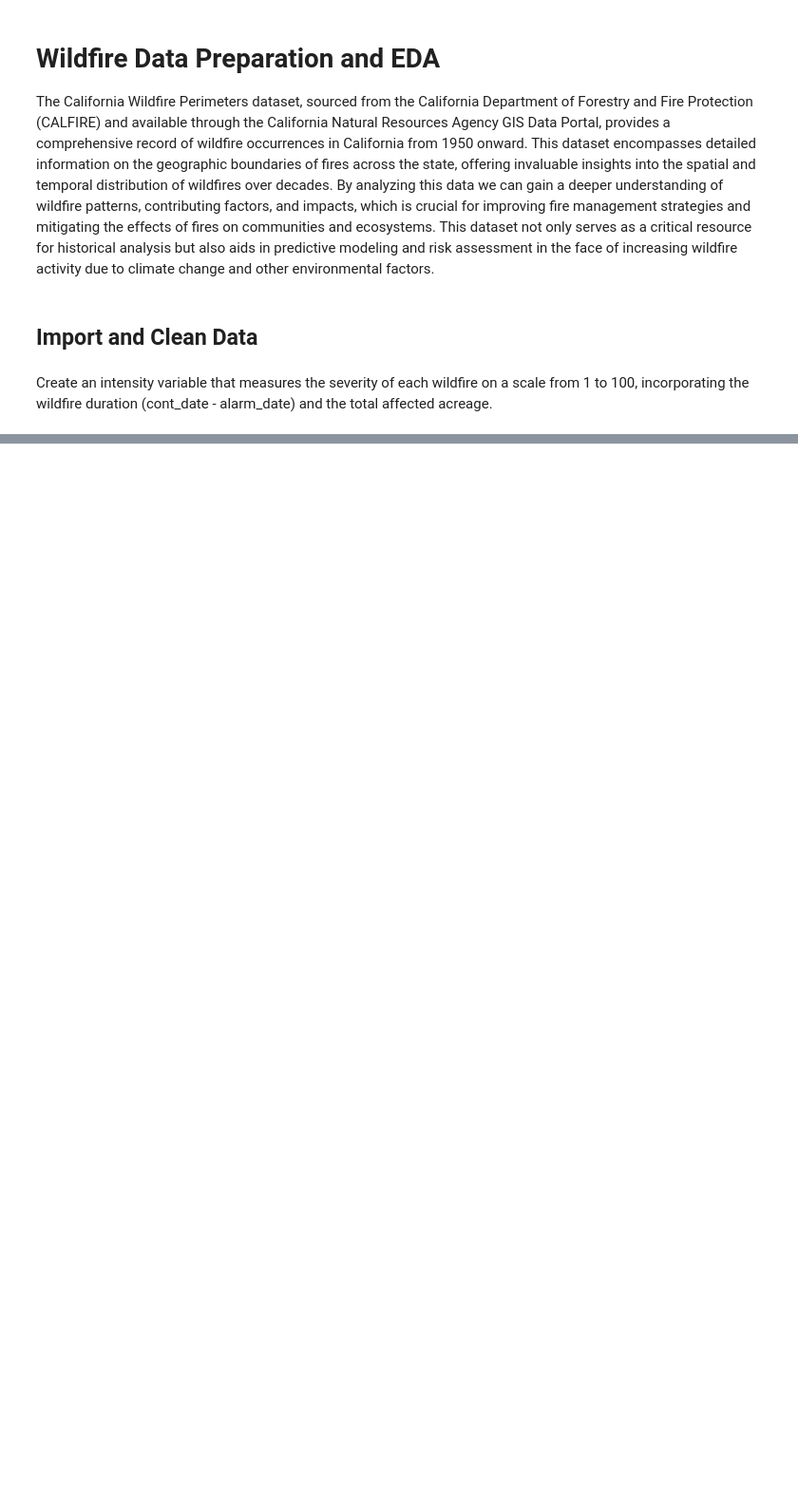
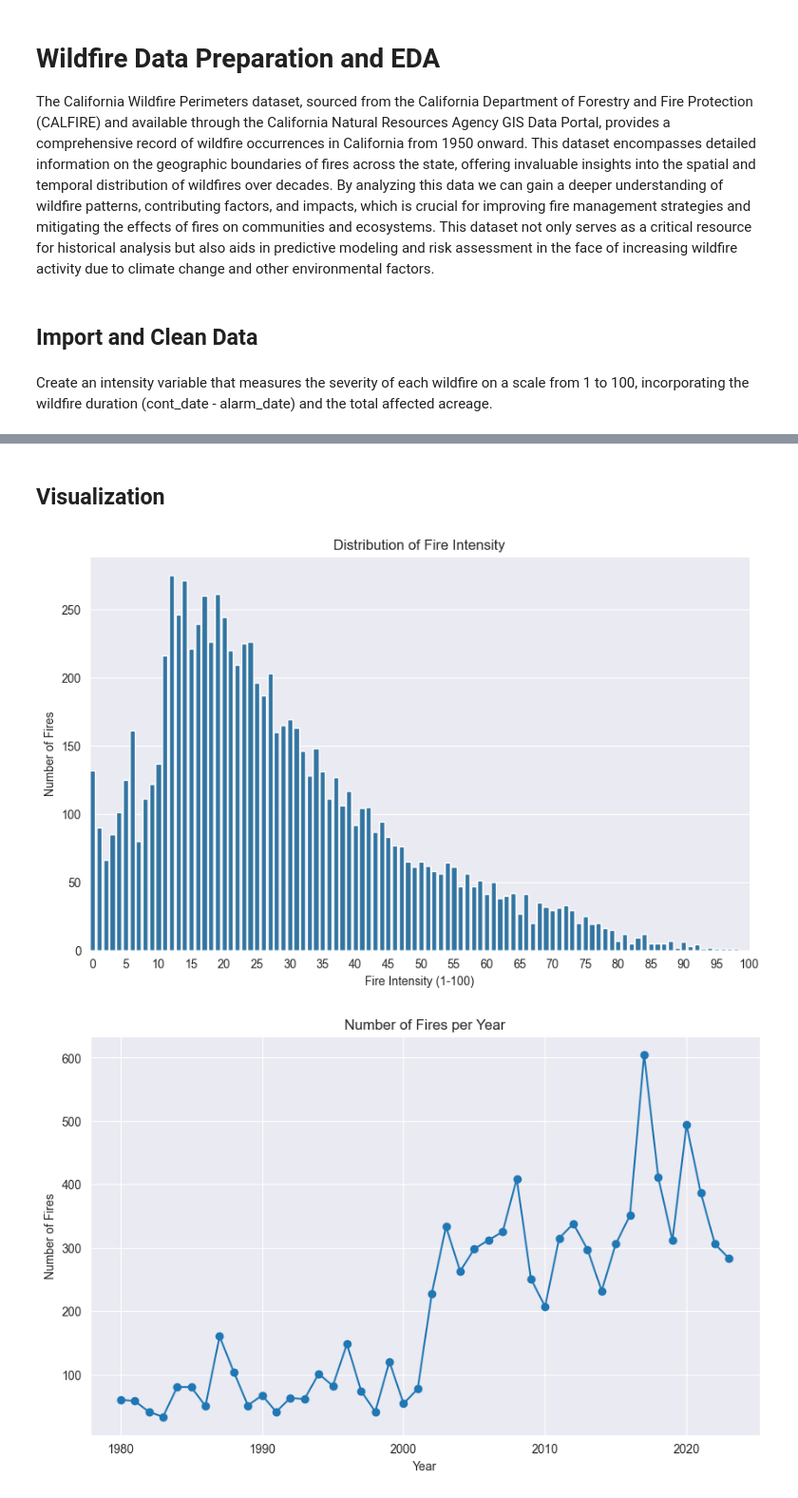
Before and after one commit to Wesley-SBrown/air_quality_prediction, a Jupyter notebook: WF_EDA.ipynb, the cells around one changed output, grey strips where cells are left out. Shown: that part at 95% size. Cells and saved outputs as stored; diff of their text form; code cells hidden in the pictures; blank space fills up the shorter version.

Commit message:
Commit Data

```diff
--- a/WF_EDA.ipynb
+++ b/WF_EDA.ipynb
@@ -14,6 +17,7 @@ wildfire_data = pd.read_csv('data/California_Fire_Perimeters_(1950%2B).csv')
 
 # Standardize column names
 wildfire_data.columns = wildfire_data.columns.str.strip().str.lower().str.replace(' ', '_')
+wildfire_data.rename(columns={'year_': 'year'}, inplace=True)
 
 # Convert date columns to datetime
 date_columns = ['alarm_date', 'cont_date']
@@ -21,7 +25,7 @@ for col in date_columns:
     wildfire_data[col] = pd.to_datetime(wildfire_data[col], errors='coerce')
 
 # Drop years before 1980
-wildfire_data = wildfire_data[wildfire_data['year_'] >= 1980]
+wildfire_data = wildfire_data[wildfire_data['year'] >= 1980]
 
 # Drop rows with invalid or missing dates
 wildfire_data = wildfire_data.dropna(subset=date_columns)
@@ -47,19 +51,28 @@ Create an intensity variable that measures the severity of each wildfire on a sc
 # Calculate wildfire duration
 wildfire_data['duration_days'] = wildfire_data['cont_date'] - wildfire_data['alarm_date']
 
-# Normalize duration
-wildfire_data['normalized_duration'] = wildfire_data['duration_days'] / wildfire_data['duration_days'].max()
+# Drop negative durations
+wildfire_data = wildfire_data[wildfire_data['duration_days'] >= pd.Timedelta(0)]
 
-# Normalize acreage
-wildfire_data['normalized_acreage'] = wildfire_data['gis_acres'] / wildfire_data['gis_acres'].max()
+# Apply log transformation for duration and acreage
+wildfire_data['log_duration'] = np.log1p(wildfire_data['duration_days'].dt.days)
+wildfire_data['log_acreage'] = np.log1p(wildfire_data['gis_acres'])
+
+# Normalize duration and acreage (using exponential scaling)
+wildfire_data['normalized_duration'] = wildfire_data['log_duration'] / wildfire_data['log_duration'].max()
+wildfire_data['normalized_acreage'] = wildfire_data['log_acreage'] / wildfire_data['log_acreage'].max()
 
 # Calculate raw intensity measure (equal weights for both duration and acreage)
 wildfire_data['intensity'] = 100 * (0.5 * wildfire_data['normalized_duration'] + 0.5 * wildfire_data['normalized_acreage'])
 
 # Rescale intensity measure to scale from 1 to 100
-wildfire_data['rescaled_intensity'] = (
+wildfire_data['rescaled_intensity'] = round(
         1 + (wildfire_data['intensity'] - wildfire_data['intensity'].min()) /
         (wildfire_data['intensity'].max() - wildfire_data['intensity'].min()) * 99)
+
+# Drop calculation columns
+drop_columns = ['log_duration', 'log_acreage', 'normalized_duration', 'normalized_acreage']
+wildfire_data = wildfire_data.drop(columns=drop_columns, errors='ignore')
 # %%
 # Save cleaned data to new CSV file
 wildfire_data.to_csv('data/California_Fire_Perimeters_Cleaned.csv', index=False)
@@ -65,0 +105,23 @@ wildfire_data.to_csv('data/California_Fire_Perimeters_Cleaned.csv', index=False)
+# %% [markdown]
+## Visualization
+# %%
+# Create an intensity frequency plot
+plt.figure(figsize=(10, 6))
+sns.countplot(x='rescaled_intensity', data=wildfire_data)
+plt.title('Distribution of Fire Intensity')
+plt.xlabel('Fire Intensity (1-100)')
+plt.ylabel('Number of Fires')
+labels = np.arange(0, 101, step=5)
+plt.xticks(labels, labels=labels)
+
+# Create time series for fire occurrences
+plt.figure(figsize=(10, 6))
+wildfire_data.groupby('year').size().plot(kind='line',marker='o', linestyle='-')
+plt.title('Number of Fires per Year')
+plt.xlabel('Year')
+plt.ylabel('Number of Fires')
+plt.grid(True)
+plt.show()
+# %% [output]
+[figure, added]
+[figure, added]
```
Also changed, not shown: parts of 3 cells of this notebook, 1 other file.
